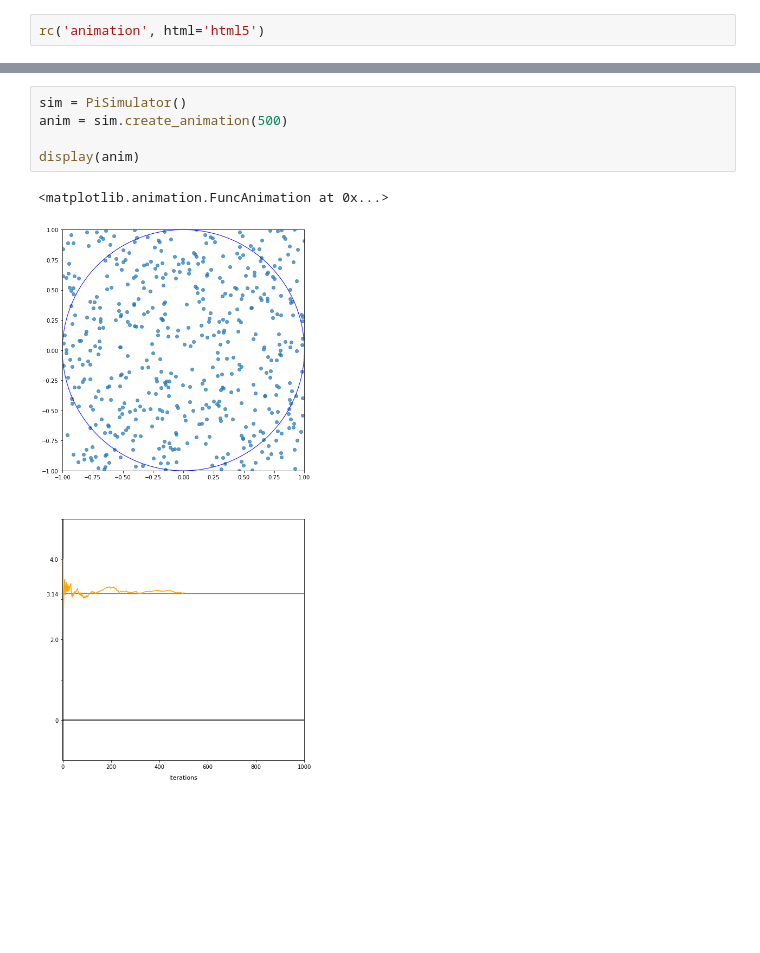
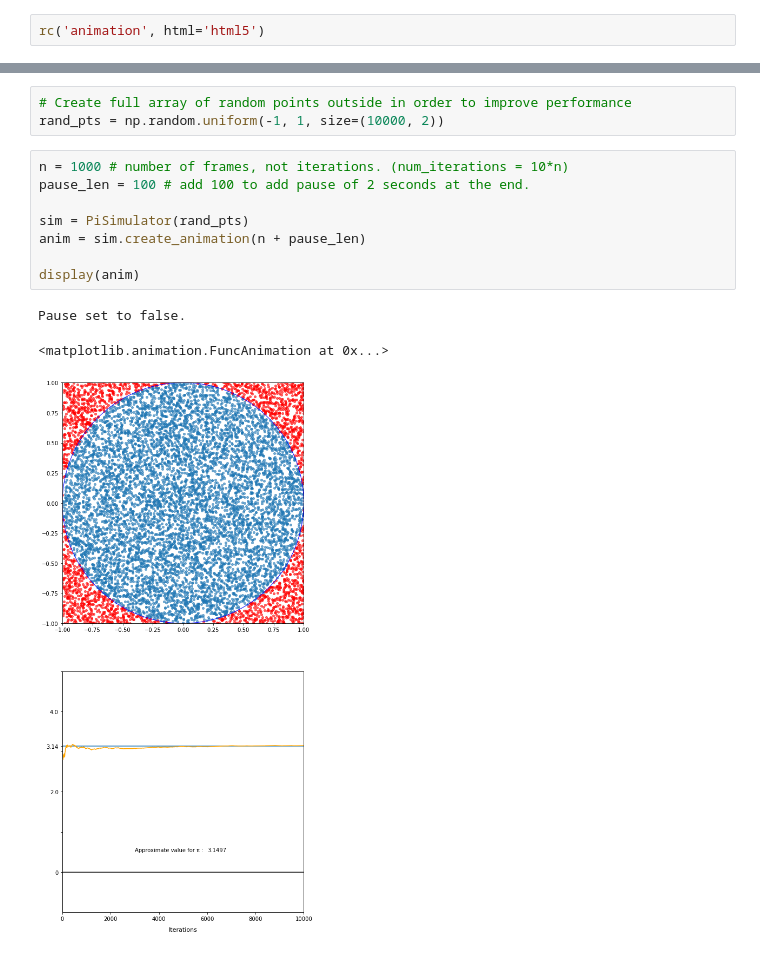
Before and after one commit to mtdysart/monte_carlo_sim_animation, a Jupyter notebook: pi_approx.ipynb, the cells around one changed output, grey strips where cells are left out. Cells and saved outputs as stored; diff of their text form; blank space fills up the shorter version.

Commit message:
finished animation

```diff
--- a/pi_approx.ipynb
+++ b/pi_approx.ipynb
@@ -76,8 +104,15 @@ class PiSimulator:
-# %%
-sim = PiSimulator()
-anim = sim.create_animation(500)
-
-display(anim)
-# %% [output]
-<matplotlib.animation.FuncAnimation at 0x...>
-[figure, removed]
+# %%
+# Create full array of random points outside in order to improve performance
+rand_pts = np.random.uniform(-1, 1, size=(10000, 2))
+# %%
+n = 1000 # number of frames, not iterations. (num_iterations = 10*n)
+pause_len = 100 # add 100 to add pause of 2 seconds at the end.
+
+sim = PiSimulator(rand_pts)
+anim = sim.create_animation(n + pause_len)
+
+display(anim)
+# %% [output]
+Pause set to false.
+<matplotlib.animation.FuncAnimation at 0x...>
+[figure, added]
```
Also changed, not shown: parts of 2 cells of this notebook.
